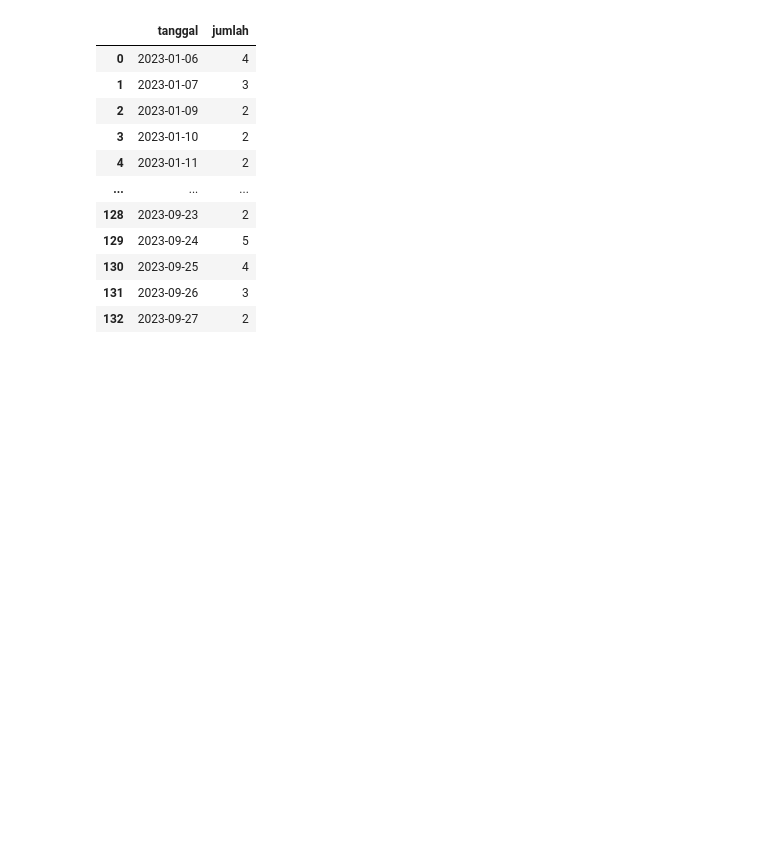
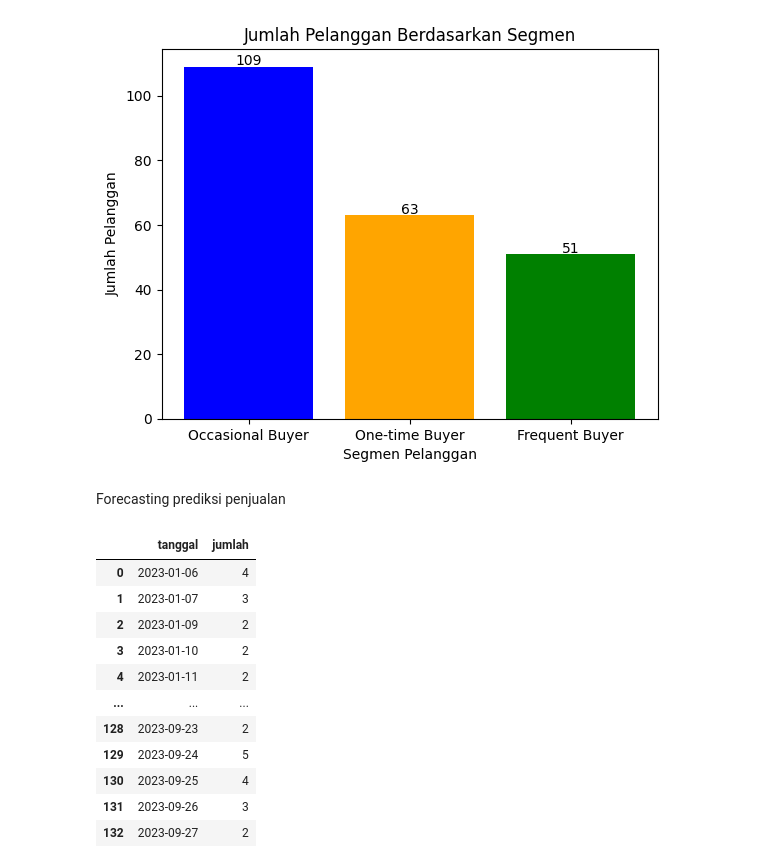
Before and after one commit to ndan1/final-project-big-data-analysis, a Jupyter notebook: main.ipynb, the cells around one changed output. Saved outputs shown, nothing was run; the diff lists cells and outputs as text; code cells hidden in the pictures; blank space fills up the shorter version.

Commit message:
revise analysis and forecasting

```diff
--- a/main.ipynb
+++ b/main.ipynb
@@ -98,0 +116,15 @@ plt.show()
+# %%
+#mengelompokkan pelanggan berdasarkan frekuensi pembelian
+frekuensi_pembelian = data.groupby('pemesan')['nama_barang'].count()
+
+#kategori kondisi
+def segmentasi_pelanggan(x):
+    if x > 15:
+        return 'Frequent Buyer'
+    elif x > 5:
+        return 'Occasional Buyer'
+    else:
+        return 'One-time Buyer'
+# %%
+data['segmentasi'] = data['pemesan'].map(frekuensi_pembelian).map(segmentasi_pelanggan)
+print(data[['pemesan', 'segmentasi']])
@@ -99,3 +146,22 @@ plt.show()
+# %%
+segmen_counts = data['segmentasi'].value_counts()
+
+# Membuat chart table
+fig, ax = plt.subplots()
+ax.bar(segmen_counts.index, segmen_counts.values, color=['blue', 'orange', 'green'])
+ax.set_title('Jumlah Pelanggan Berdasarkan Segmen')
+ax.set_xlabel('Segmen Pelanggan')
+ax.set_ylabel('Jumlah Pelanggan')
+
+# Menampilkan angka di atas bar
+for i, v in enumerate(segmen_counts.values):
+    ax.text(i, v + 0.5, str(v), ha='center')
+
+plt.show()
+# %% [output]
+[figure, added]
+# %% [markdown]
+Forecasting prediksi penjualan
 # %%
 data_daily = data.groupby('tanggal')['jumlah'].sum().reset_index()
 data_daily
```
Also changed, not shown: parts of 21 cells of this notebook, 2 other files.
